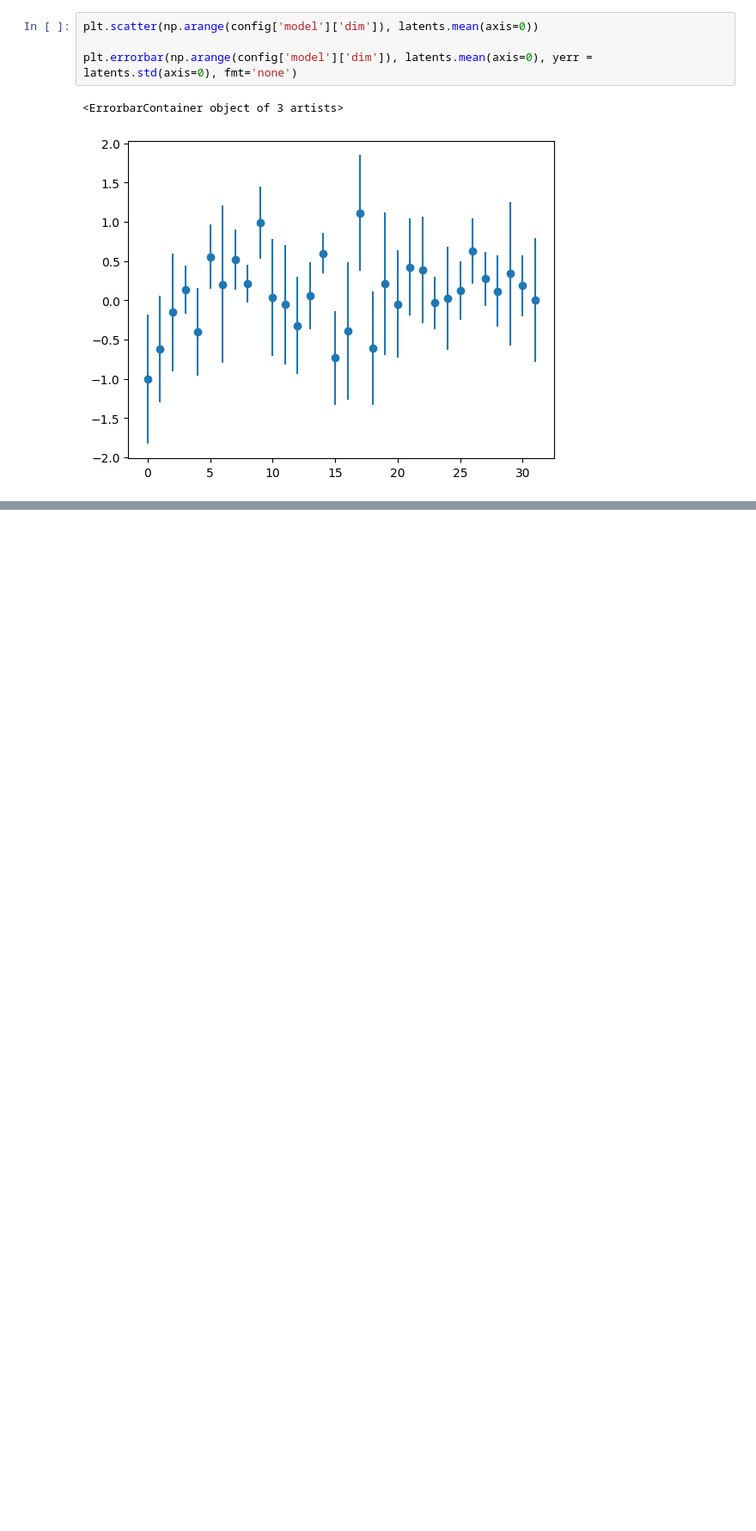
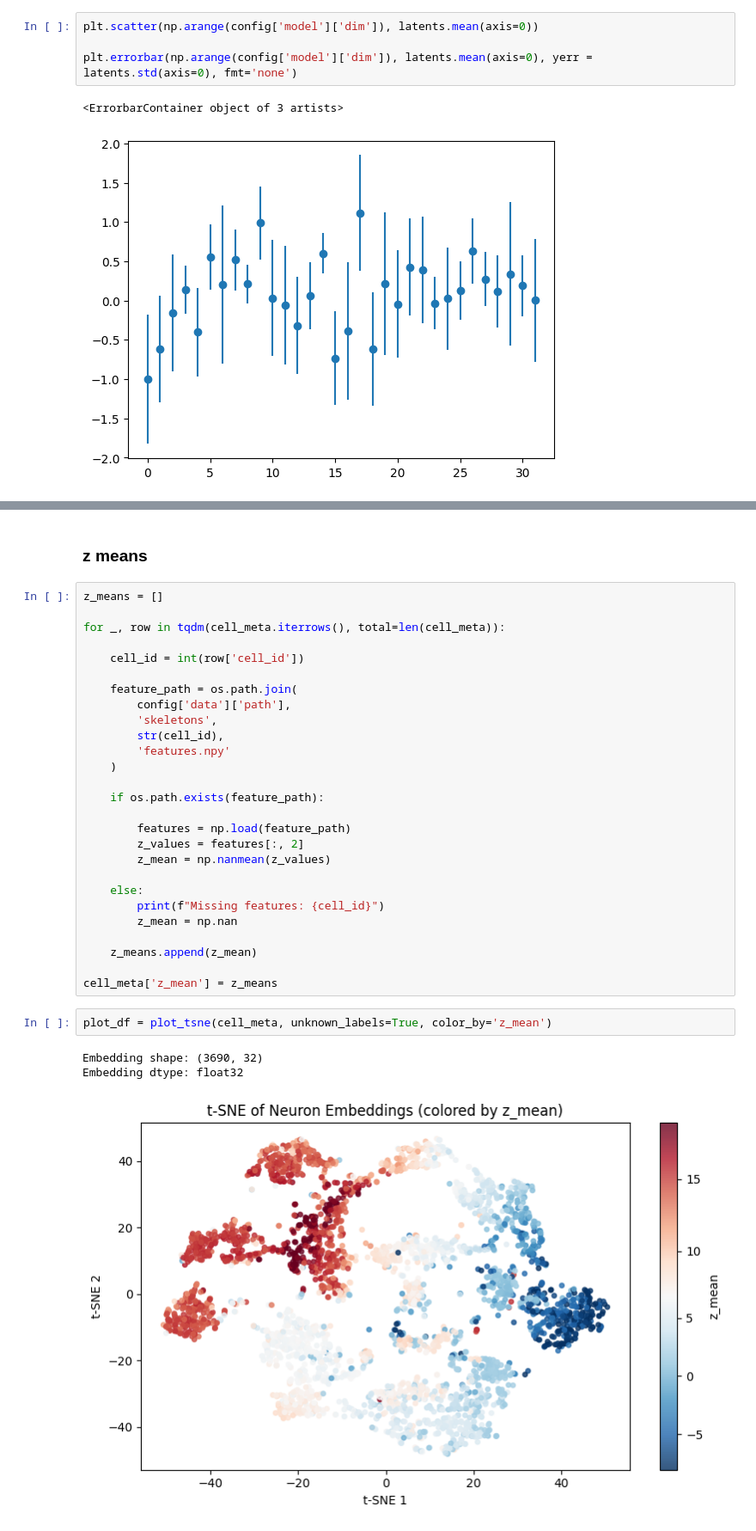
Before and after one commit to pegah81/ssl_neuron, a Jupyter notebook: ssl_neuron/demos/model_inference.ipynb, the cells around one changed output, grey strips where cells are left out. Shown at 86% size. Cells and saved outputs as stored; diff of their text form; blank space fills up the shorter version.

Commit message:
add z means

```diff
--- a/ssl_neuron/demos/model_inference.ipynb
+++ b/ssl_neuron/demos/model_inference.ipynb
@@ -364,0 +356,35 @@ Minimum loss: 0.338873
+# %% [markdown]
+### z means
+# %%
+z_means = []
+
+for _, row in tqdm(cell_meta.iterrows(), total=len(cell_meta)):
+
+    cell_id = int(row['cell_id'])
+
+    feature_path = os.path.join(
+        config['data']['path'],
+        'skeletons',
+        str(cell_id),
+        'features.npy'
+    )
+
+    if os.path.exists(feature_path):
+
+        features = np.load(feature_path)
+        z_values = features[:, 2]
+        z_mean = np.nanmean(z_values)
+
+    else:
+        print(f"Missing features: {cell_id}")
+        z_mean = np.nan
+
+    z_means.append(z_mean)
+
+cell_meta['z_mean'] = z_means
+# %%
+plot_df = plot_tsne(cell_meta, unknown_labels=True, color_by='z_mean')
+# %% [output]
+Embedding shape: (3690, 32)
+Embedding dtype: float32
+[figure, added]
```
Also changed, not shown: parts of 10 cells of this notebook.
